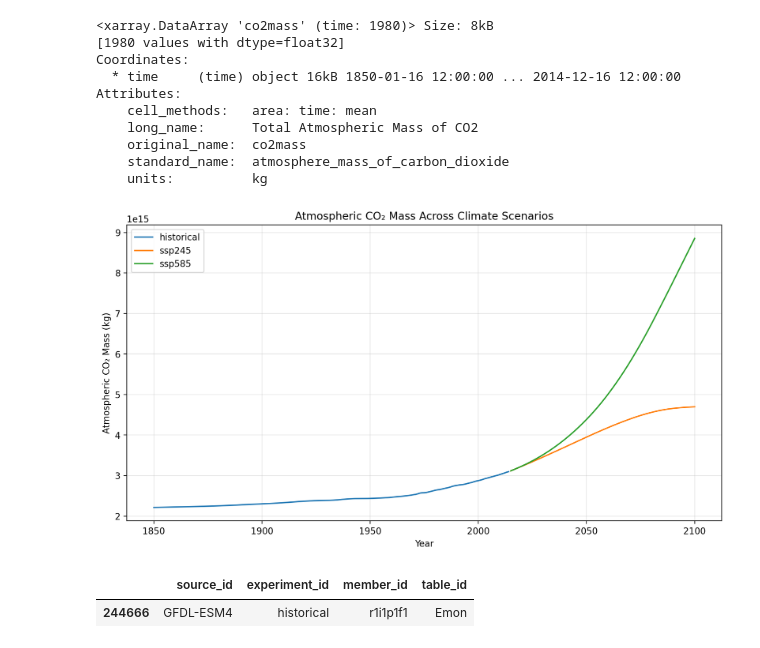
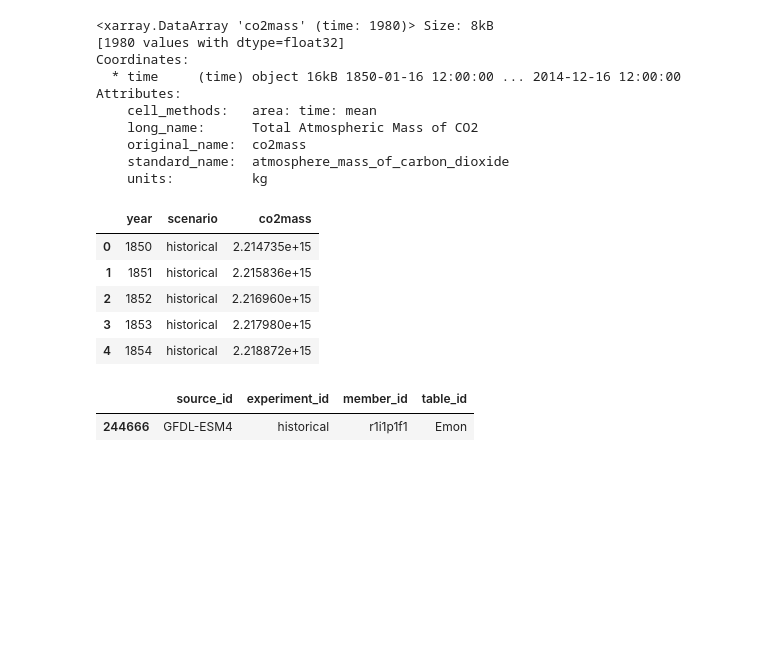
Before and after one commit to bdognieto/Earth-Carbon-Visualized, a Jupyter notebook: notebooks/project_3.ipynb, the cells around one changed output. Drawn from its saved outputs; the diff is of its cells as text; code cells hidden in the pictures; blank space fills up the shorter version.

```diff
--- a/notebooks/project_3.ipynb
+++ b/notebooks/project_3.ipynb
@@ -235,18 +235,31 @@ Attributes:
 # %%
 co2_frames = []
 
-for exp, ds_exp in co2_datasets.items():
+for scenario, ds_exp in co2_datasets.items():
+
     co2 = ds_exp["co2mass"]
 
     yearly = co2.groupby("time.year").mean("time")
 
-    yearly.plot(label=exp)
+    temp_df = yearly.to_dataframe(name="co2mass").reset_index()
 
-plt.title("Atmospheric CO₂ Mass Across Climate Scenarios")
-plt.xlabel("Year")
-plt.ylabel("Atmospheric CO₂ Mass (kg)")
-plt.legend()
-plt.grid(True, alpha=0.3)
-plt.show()
+    temp_df["scenario"] = scenario
+
+    co2_frames.append(temp_df)
+
+co2_df = pd.concat(co2_frames, ignore_index=True)
+
+co2_df = co2_df[[
+    "year",
+    "scenario",
+    "co2mass"
+]]
+
+co2_df.head()
 # %% [output]
-[figure, removed]
+|  | year | scenario | co2mass |
+| 0 | 1850 | historical | 2.214735e+15 |
+| 1 | 1851 | historical | 2.215836e+15 |
+| 2 | 1852 | historical | 2.216960e+15 |
+| 3 | 1853 | historical | 2.217980e+15 |
+| 4 | 1854 | historical | 2.218872e+15 |
```
Also changed, not shown: parts of 5 cells of this notebook, 1 other file.
